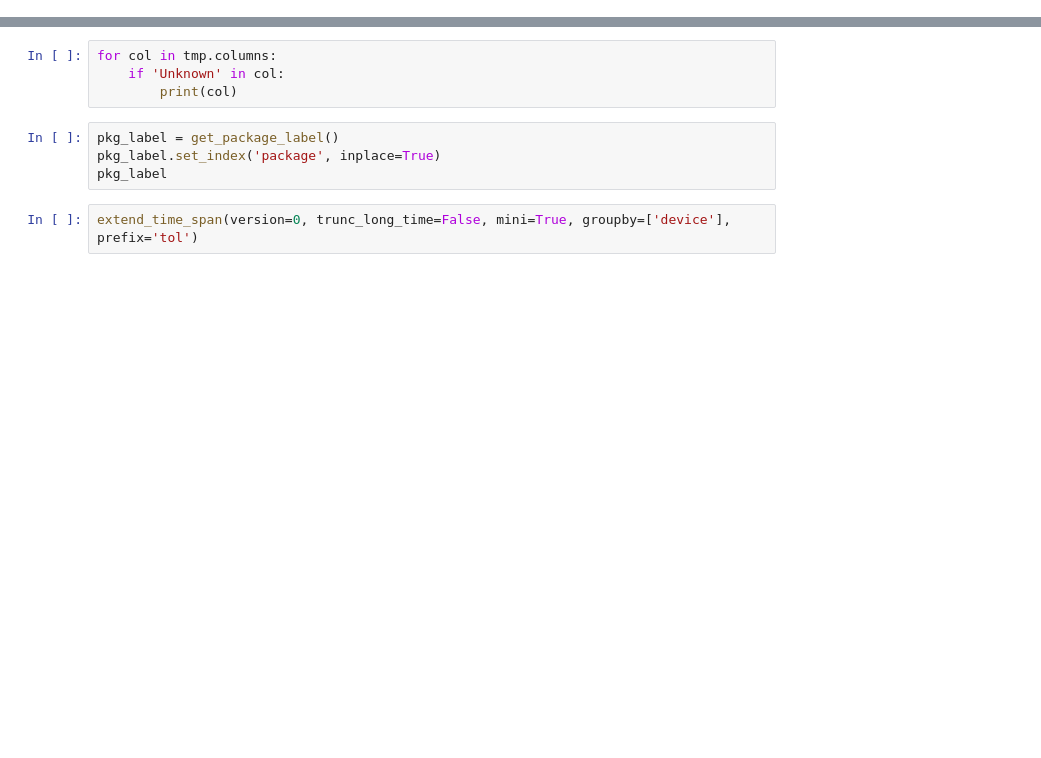
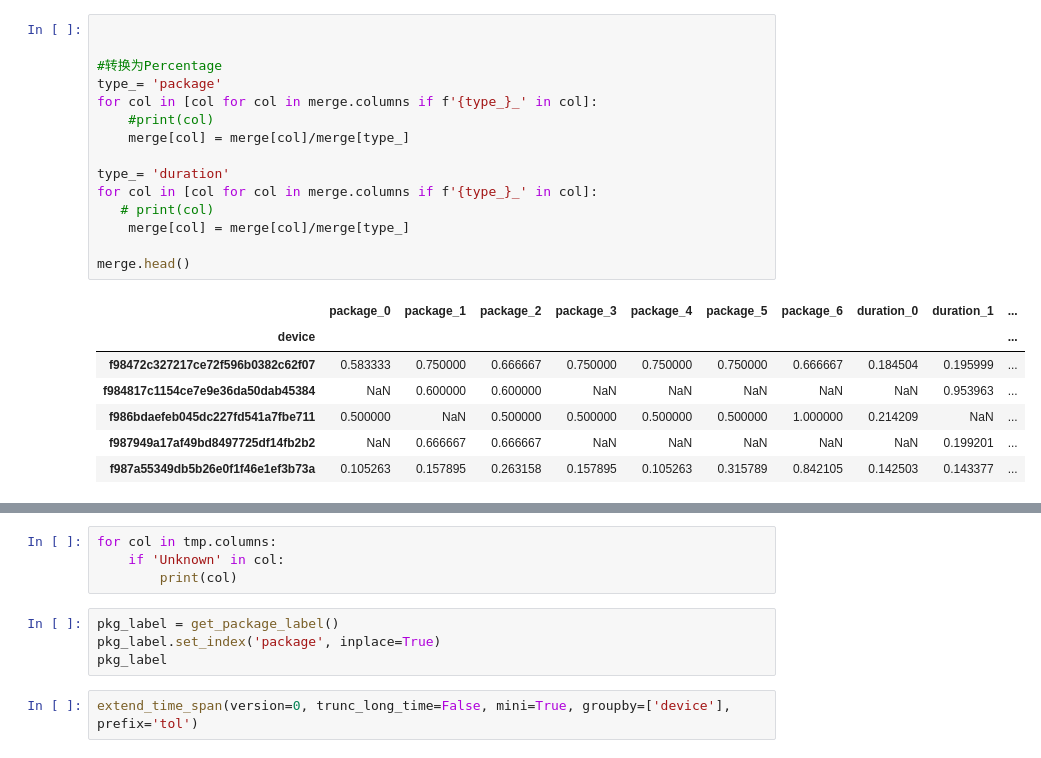
Before and after one commit to Flyfoxs/tinymind_sex_age, a Jupyter notebook: analysis.ipynb, the cells around one changed output, grey strips where cells are left out. Drawn from its saved outputs; the diff is of its cells as text; blank space fills up the shorter version.

```diff
--- a/analysis.ipynb
+++ b/analysis.ipynb
@@ -41,0 +125,23 @@ print(tmp.density)
+# %%
+
+
+#转换为Percentage
+type_= 'package'
+for col in [col for col in merge.columns if f'{type_}_' in col]:
+    #print(col)
+    merge[col] = merge[col]/merge[type_]
+
+type_= 'duration'
+for col in [col for col in merge.columns if f'{type_}_' in col]:
+   # print(col)
+    merge[col] = merge[col]/merge[type_]
+
+merge.head()
+# %% [output]
+|  | package_0 | package_1 | package_2 | package_3 | package_4 | package_5 | package_6 | duration_0 | duration_1 | ... |
+| device |  |  |  |  |  |  |  |  |  | ... |
+| f98472c327217ce72f596b0382c62f07 | 0.583333 | 0.750000 | 0.666667 | 0.750000 | 0.750000 | 0.750000 | 0.666667 | 0.184504 | 0.195999 | ... |
+| f984817c1154ce7e9e36da50dab45384 | NaN | 0.600000 | 0.600000 | NaN | NaN | NaN | NaN | NaN | 0.953963 | ... |
+| f986bdaefeb045dc227fd541a7fbe711 | 0.500000 | NaN | 0.500000 | 0.500000 | 0.500000 | 0.500000 | 1.000000 | 0.214209 | NaN | ... |
+| f987949a17af49bd8497725df14fb2b2 | NaN | 0.666667 | 0.666667 | NaN | NaN | NaN | NaN | NaN | 0.199201 | ... |
+| f987a55349db5b26e0f1f46e1ef3b73a | 0.105263 | 0.157895 | 0.263158 | 0.157895 | 0.105263 | 0.315789 | 0.842105 | 0.142503 | 0.143377 | ... |
```
Also changed, not shown: parts of 6 cells of this notebook, 3 other files.
